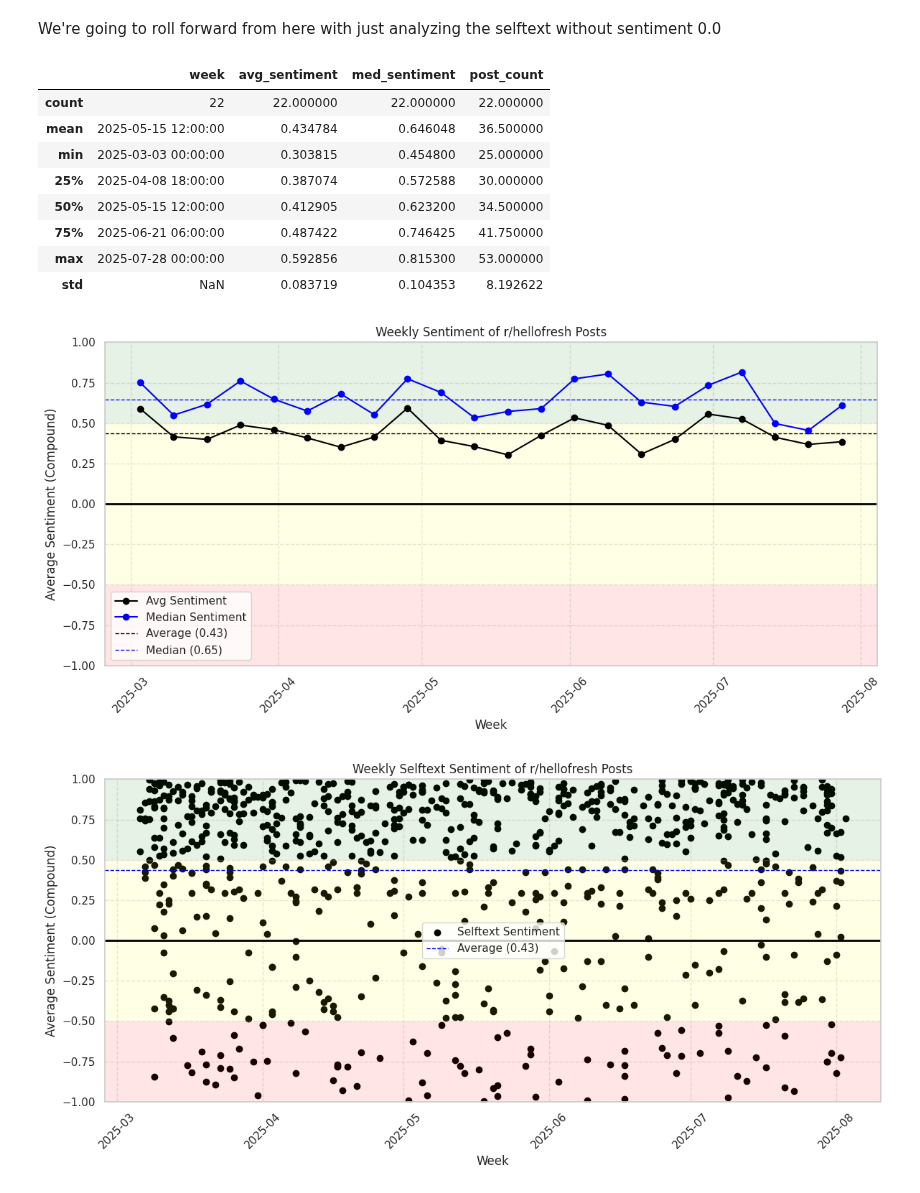
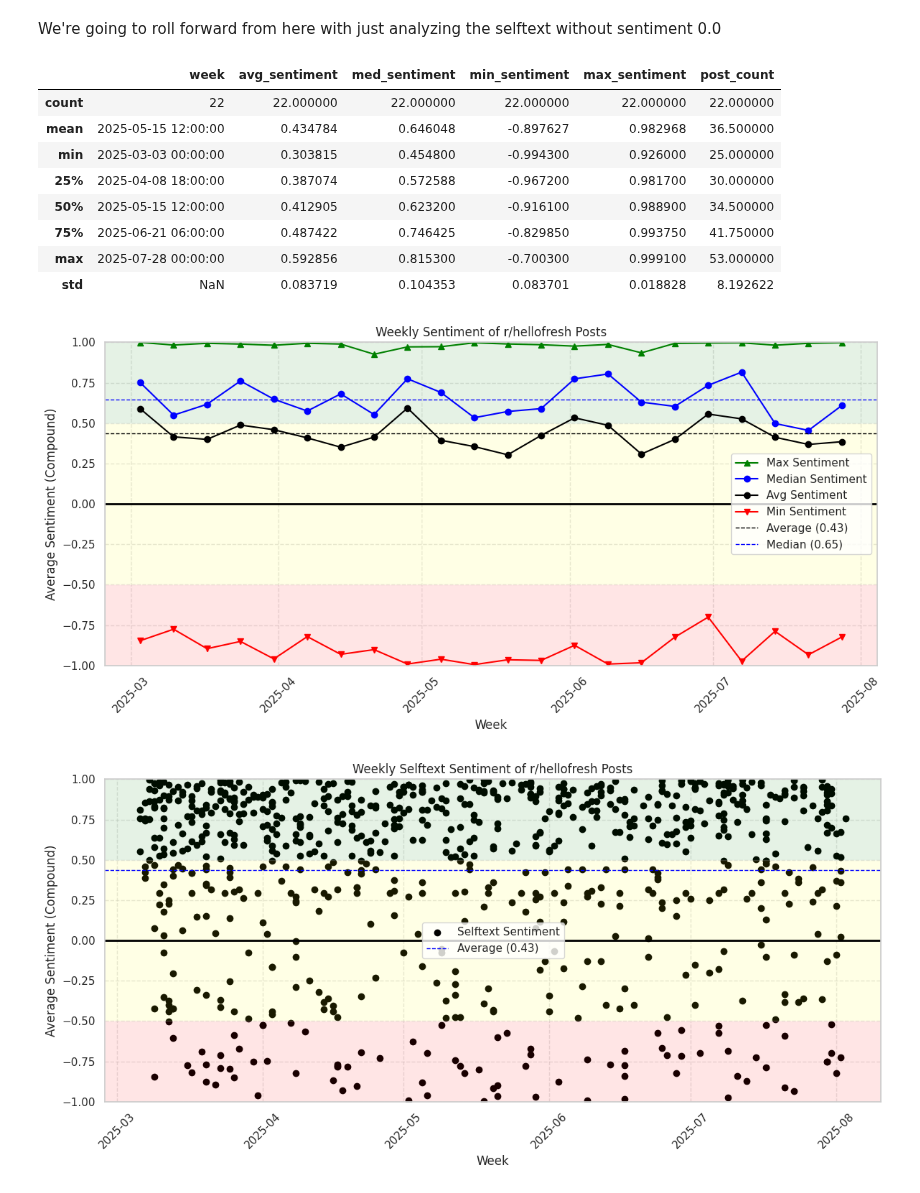
Before and after one commit to morescode-pm/kaggle-fastai, a Jupyter notebook: chapter3/hellofresh_reddit.ipynb, the cells around one changed output. Cells and saved outputs as stored; diff of their text form; code cells hidden in the pictures.

Commit message:
Kaggle Notebook | HelloFresh Reddit Posts | Version 4

```diff
--- a/chapter3/hellofresh_reddit.ipynb
+++ b/chapter3/hellofresh_reddit.ipynb
@@ -440,20 +440,22 @@ df['week'] = df['created_date'].dt.to_period("W").dt.start_time
 weekly_sentiment = df.groupby('week').agg(
     avg_sentiment=('selftext_compound', 'mean'),
     med_sentiment=('selftext_compound', 'median'),
+    min_sentiment=('selftext_compound', 'min'),
+    max_sentiment=('selftext_compound', 'max'),
     post_count=('selftext_compound', 'count')
 ).reset_index()
 
 weekly_sentiment.describe()
 # %% [output]
-|  | week | avg_sentiment | med_sentiment | post_count |
-| count | 22 | 22.000000 | 22.000000 | 22.000000 |
-| mean | 2025-05-15 12:00:00 | 0.434784 | 0.646048 | 36.500000 |
-| min | 2025-03-03 00:00:00 | 0.303815 | 0.454800 | 25.000000 |
-| 25% | 2025-04-08 18:00:00 | 0.387074 | 0.572588 | 30.000000 |
-| 50% | 2025-05-15 12:00:00 | 0.412905 | 0.623200 | 34.500000 |
-| 75% | 2025-06-21 06:00:00 | 0.487422 | 0.746425 | 41.750000 |
-| max | 2025-07-28 00:00:00 | 0.592856 | 0.815300 | 53.000000 |
-| std | NaN | 0.083719 | 0.104353 | 8.192622 |
+|  | week | avg_sentiment | med_sentiment | min_sentiment | max_sentiment | post_count |
+| count | 22 | 22.000000 | 22.000000 | 22.000000 | 22.000000 | 22.000000 |
+| mean | 2025-05-15 12:00:00 | 0.434784 | 0.646048 | -0.897627 | 0.982968 | 36.500000 |
+| min | 2025-03-03 00:00:00 | 0.303815 | 0.454800 | -0.994300 | 0.926000 | 25.000000 |
+| 25% | 2025-04-08 18:00:00 | 0.387074 | 0.572588 | -0.967200 | 0.981700 | 30.000000 |
+| 50% | 2025-05-15 12:00:00 | 0.412905 | 0.623200 | -0.916100 | 0.988900 | 34.500000 |
+| 75% | 2025-06-21 06:00:00 | 0.487422 | 0.746425 | -0.829850 | 0.993750 | 41.750000 |
+| max | 2025-07-28 00:00:00 | 0.592856 | 0.815300 | -0.700300 | 0.999100 | 53.000000 |
+| std | NaN | 0.083719 | 0.104353 | 0.083701 | 0.018828 | 8.192622 |
 # %%
 # Filter to start date
 start_date = '2024-01-01'
@@ -463,35 +465,37 @@ weekly_sentiment = weekly_sentiment[weekly_sentiment.week >= pd.to_datetime(star
 fig, ax = plt.subplots(figsize=(12, 6))
 
 # Plot the sentiment line
+ax.plot(weekly_sentiment['week'], weekly_sentiment['max_sentiment'], marker='^', color='green', label='Max Sentiment')
+ax.plot(weekly_sentiment['week'], weekly_sentiment['med_sentiment'], marker='o', color='blue', label='Median Sentiment')
 ax.plot(weekly_sentiment['week'], weekly_sentiment['avg_sentiment'], marker='o', color='black', label='Avg Sentiment')
-ax.plot(weekly_sentiment['week'], weekly_sentiment['med_sentiment'], marker='o', color='blue', label='Median Sentiment')
+ax.plot(weekly_sentiment['week'], weekly_sentiment['min_sentiment'], marker='v', color='red', label='Min Sentiment')
 
 # Highlight zones
 ax.axhspan(-1, -0.5, facecolor='red', alpha=0.1)
 ax.axhspan(-0.5, 0.5, facecolor='yellow', alpha=0.1)
 ax.axhspan(0.5, 1, facecolor='green', alpha=0.1)
 
 # Thicker zero line
 ax.axhline(0, color='black', linewidth=2)
 
 # Add an average line
 avg_sentiment = weekly_sentiment['avg_sentiment'].mean()
 ax.axhline(avg_sentiment, color='black', linestyle='--', linewidth=1, label=f'Average ({avg_sentiment:.2f})')
 avg_sentiment = weekly_sentiment['med_sentiment'].mean()
 ax.axhline(avg_sentiment, color='blue', linestyle='--', linewidth=1, label=f'Median ({avg_sentiment:.2f})')
 
 # Formatting
 ax.set_title("Weekly Sentiment of r/hellofresh Posts")
 ax.set_xlabel("Week")
 ax.set_ylabel("Average Sentiment (Compound)")
 ax.set_ylim(-1, 1)
 ax.grid(True, which='major', linestyle='--', alpha=0.5)
 ax.legend()
 plt.xticks(rotation=45)
 plt.tight_layout()
 plt.show()
 # %% [output]
-[figure, old version]
+[figure, new version]
 # %%
 # Using matplotlib
 fig, ax = plt.subplots(figsize=(12, 6))
```
